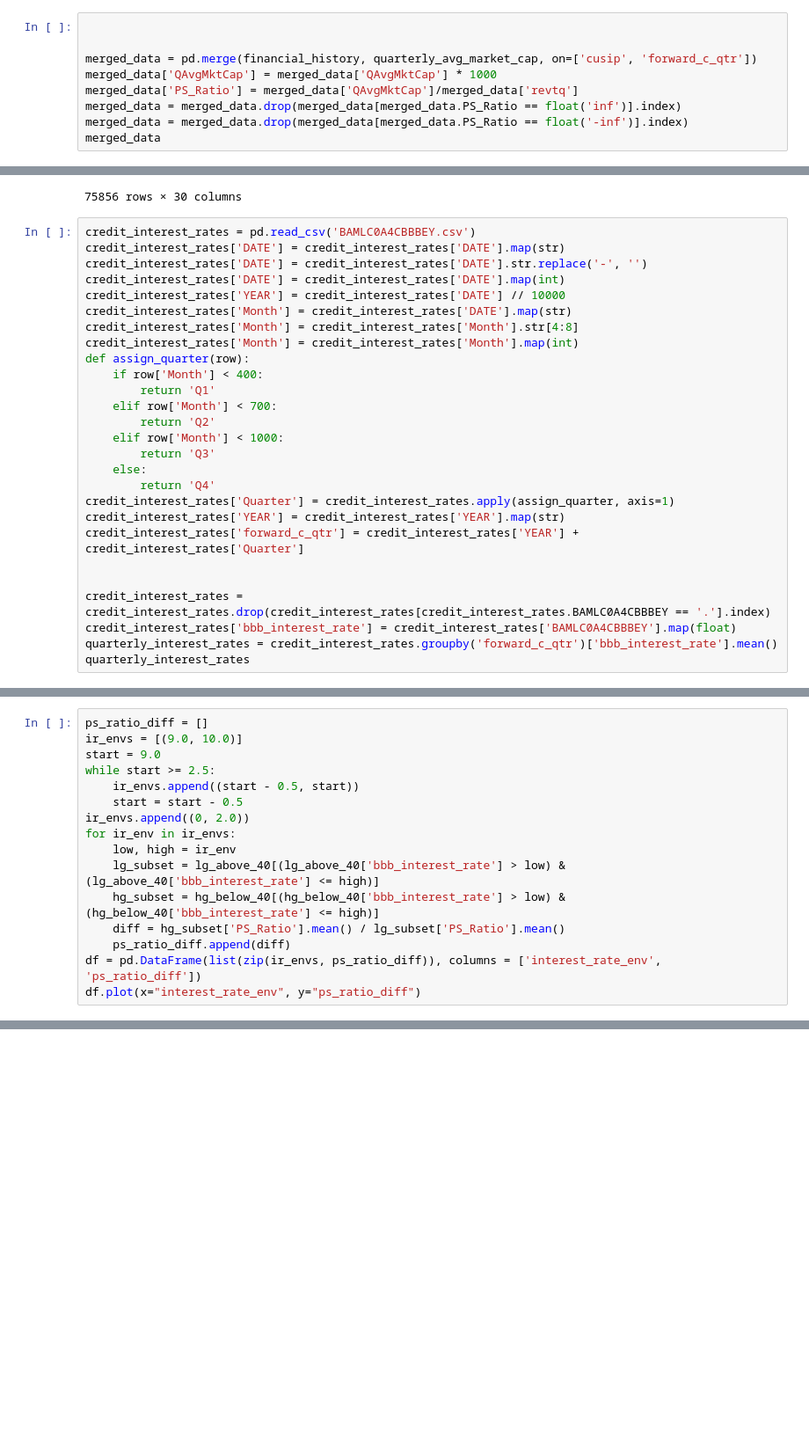
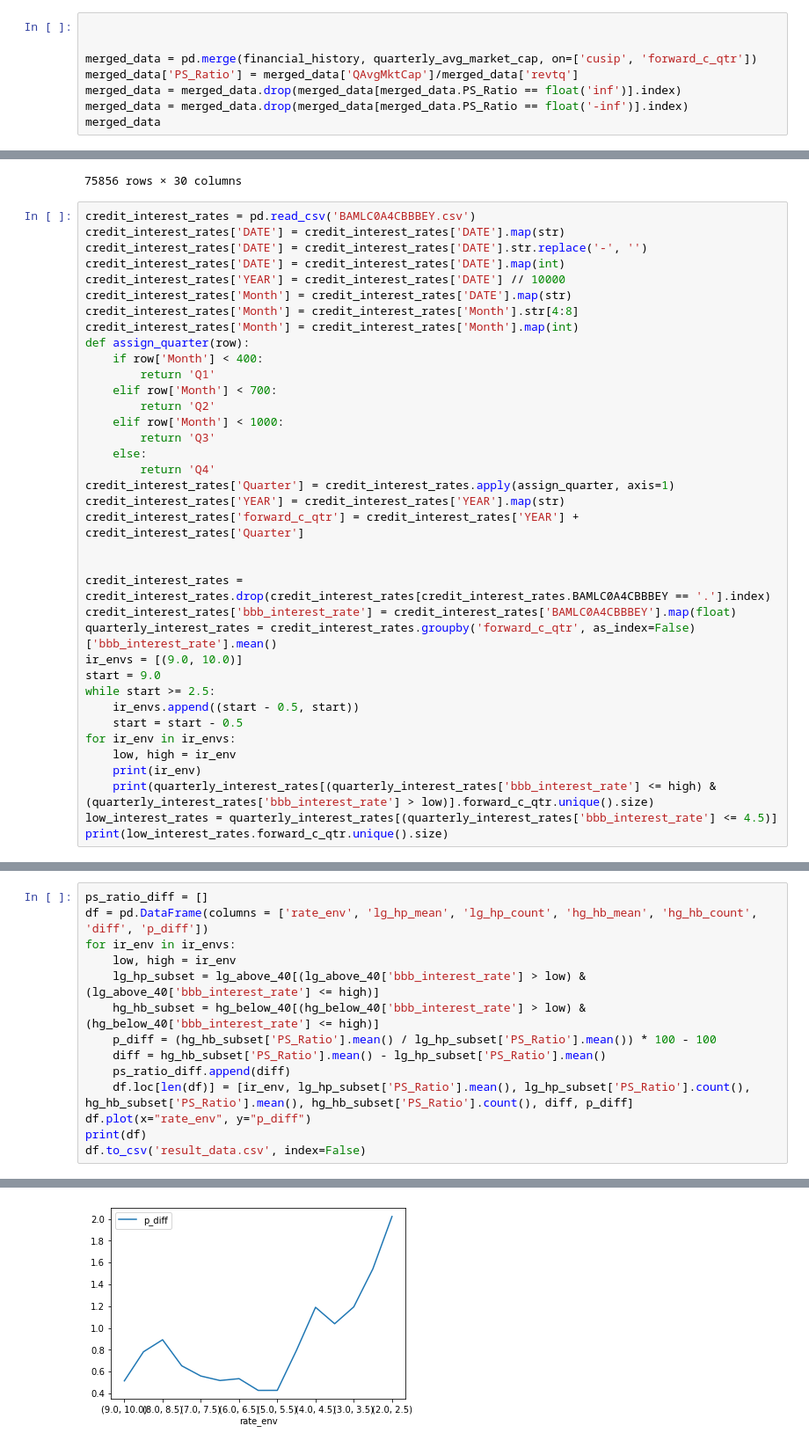
Before and after one commit to bnorman21/big-data-finance-final-project, a Jupyter notebook: finalproject.ipynb, the cells around one changed output, grey strips where cells are left out. Shown: that part at 88% size. Saved outputs shown, nothing was run; the diff lists cells and outputs as text; blank space fills up the shorter version.

```diff
--- a/finalproject.ipynb
+++ b/finalproject.ipynb
@@ -122,7 +126,6 @@ quarterly_avg_market_cap
 
 
 merged_data = pd.merge(financial_history, quarterly_avg_market_cap, on=['cusip', 'forward_c_qtr'])
-merged_data['QAvgMktCap'] = merged_data['QAvgMktCap'] * 1000
 merged_data['PS_Ratio'] = merged_data['QAvgMktCap']/merged_data['revtq']
 merged_data = merged_data.drop(merged_data[merged_data.PS_Ratio == float('inf')].index)
 merged_data = merged_data.drop(merged_data[merged_data.PS_Ratio == float('-inf')].index)
@@ -166,6 +169,16 @@ credit_interest_rates['forward_c_qtr'] = credit_interest_rates['YEAR'] + credit_
 
 credit_interest_rates = credit_interest_rates.drop(credit_interest_rates[credit_interest_rates.BAMLC0A4CBBBEY == '.'].index)
 credit_interest_rates['bbb_interest_rate'] = credit_interest_rates['BAMLC0A4CBBBEY'].map(float)
-quarterly_interest_rates = credit_interest_rates.groupby('forward_c_qtr')['bbb_interest_rate'].mean()
-quarterly_interest_rates
+quarterly_interest_rates = credit_interest_rates.groupby('forward_c_qtr', as_index=False)['bbb_interest_rate'].mean()
+ir_envs = [(9.0, 10.0)]
+start = 9.0
+while start >= 2.5:
+    ir_envs.append((start - 0.5, start))
+    start = start - 0.5
+for ir_env in ir_envs:
+    low, high = ir_env
+    print(ir_env)
+    print(quarterly_interest_rates[(quarterly_interest_rates['bbb_interest_rate'] <= high) & (quarterly_interest_rates['bbb_interest_rate'] > low)].forward_c_qtr.unique().size)
+low_interest_rates = quarterly_interest_rates[(quarterly_interest_rates['bbb_interest_rate'] <= 4.5)]
+print(low_interest_rates.forward_c_qtr.unique().size)
 # %% [output]
@@ -245,16 +255,0 @@ Name: PS_Ratio, dtype: float64
-# %%
-ps_ratio_diff = []
-ir_envs = [(9.0, 10.0)]
-start = 9.0
-while start >= 2.5:
-    ir_envs.append((start - 0.5, start))
-    start = start - 0.5
-ir_envs.append((0, 2.0))
-for ir_env in ir_envs:
-    low, high = ir_env
-    lg_subset = lg_above_40[(lg_above_40['bbb_interest_rate'] > low) & (lg_above_40['bbb_interest_rate'] <= high)]
-    hg_subset = hg_below_40[(hg_below_40['bbb_interest_rate'] > low) & (hg_below_40['bbb_interest_rate'] <= high)]
-    diff = hg_subset['PS_Ratio'].mean() / lg_subset['PS_Ratio'].mean()
-    ps_ratio_diff.append(diff)
-df = pd.DataFrame(list(zip(ir_envs, ps_ratio_diff)), columns = ['interest_rate_env', 'ps_ratio_diff'])
-df.plot(x="interest_rate_env", y="ps_ratio_diff")
@@ -297,0 +256,15 @@ Name: PS_Ratio, dtype: float64
+# %%
+ps_ratio_diff = []
+df = pd.DataFrame(columns = ['rate_env', 'lg_hp_mean', 'lg_hp_count', 'hg_hb_mean', 'hg_hb_count', 'diff', 'p_diff'])
+for ir_env in ir_envs:
+    low, high = ir_env
+    lg_hp_subset = lg_above_40[(lg_above_40['bbb_interest_rate'] > low) & (lg_above_40['bbb_interest_rate'] <= high)]
+    hg_hb_subset = hg_below_40[(hg_below_40['bbb_interest_rate'] > low) & (hg_below_40['bbb_interest_rate'] <= high)]
+    p_diff = (hg_hb_subset['PS_Ratio'].mean() / lg_hp_subset['PS_Ratio'].mean()) * 100 - 100
+    diff = hg_hb_subset['PS_Ratio'].mean() - lg_hp_subset['PS_Ratio'].mean()
+    ps_ratio_diff.append(diff)
+    df.loc[len(df)] = [ir_env, lg_hp_subset['PS_Ratio'].mean(), lg_hp_subset['PS_Ratio'].count(), hg_hb_subset['PS_Ratio'].mean(), hg_hb_subset['PS_Ratio'].count(), diff, p_diff]
+df.plot(x="rate_env", y="p_diff")
+print(df)
+df.to_csv('result_data.csv', index=False)
+# %% [output]
@@ -297,0 +288 @@ Name: PS_Ratio, dtype: float64
+[figure, added]
```
Also changed, not shown: parts of 11 cells of this notebook.
